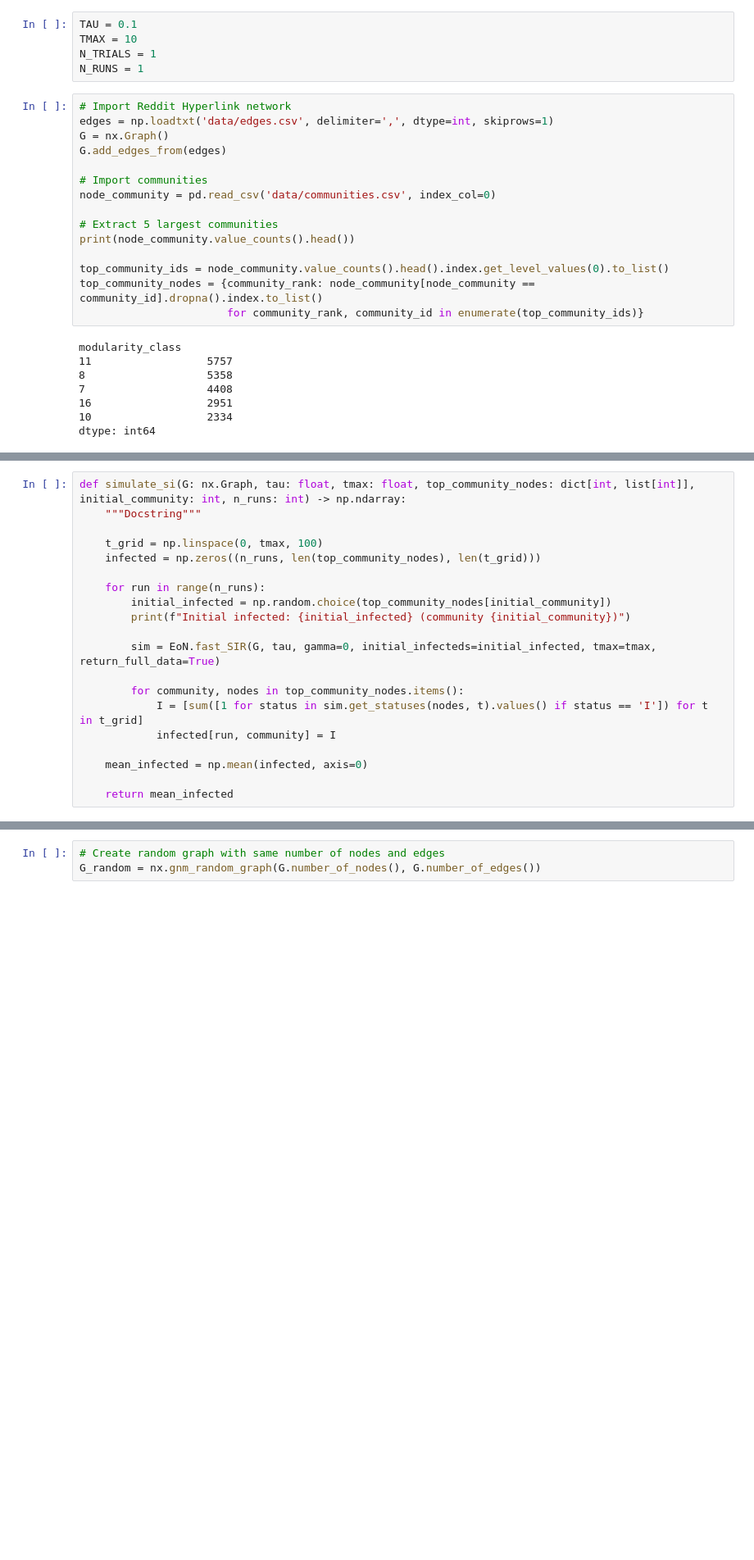
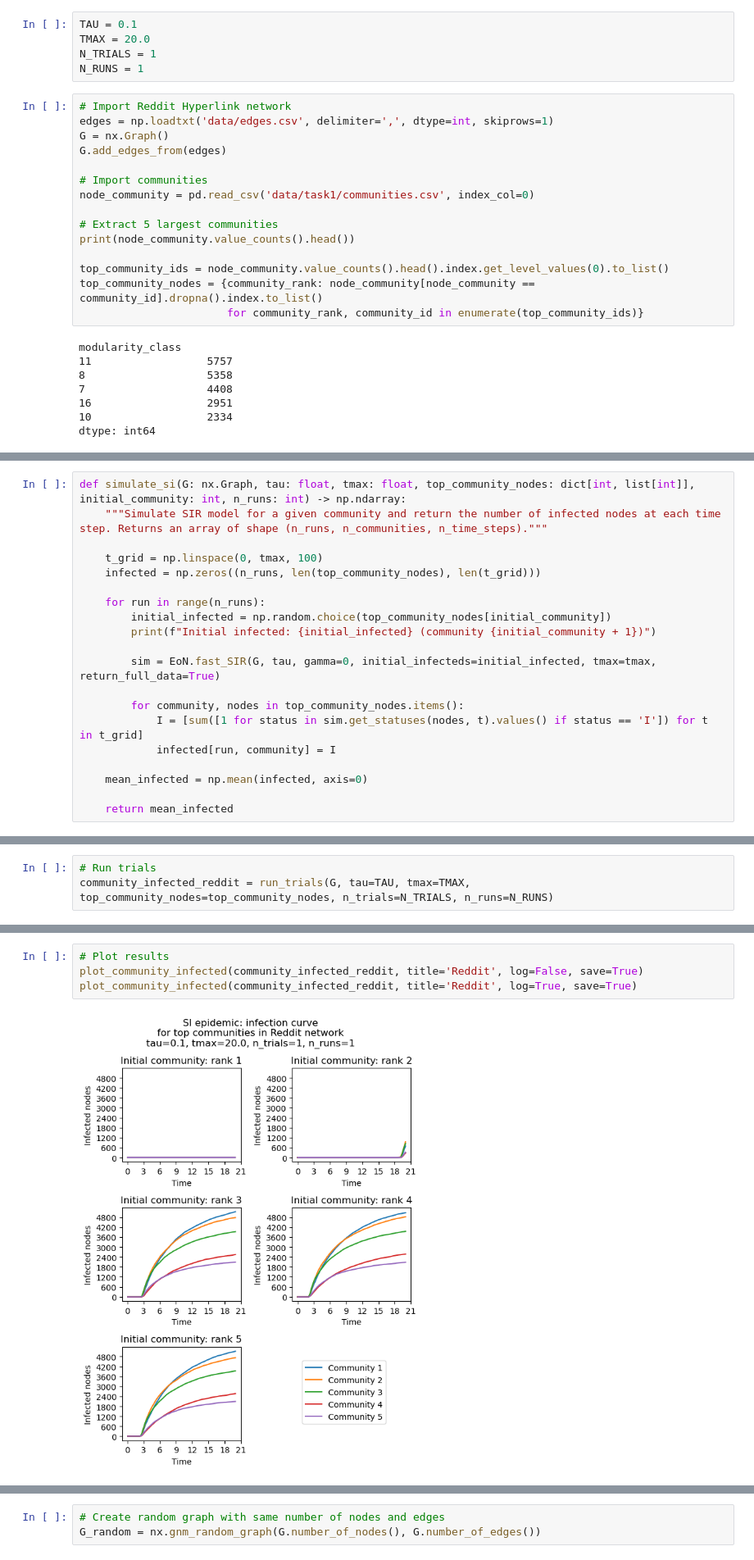
Before and after one commit to DMSN-P14/dmsn-groupproject, a Jupyter notebook: task3.ipynb, the cells around one changed output, grey strips where cells are left out. Shown: that part at 82% size. Cells and saved outputs as stored; diff of their text form; blank space fills up the shorter version.

Commit message:
Generate graphs for tasks

```diff
--- a/task3.ipynb
+++ b/task3.ipynb
@@ -14,7 +14,7 @@ from matplotlib import gridspec
 from tqdm.notebook import tqdm
 # %%
 TAU = 0.1
-TMAX = 10
+TMAX = 20.0
 N_TRIALS = 1
 N_RUNS = 1
 # %%
@@ -24,7 +24,7 @@ G = nx.Graph()
 G.add_edges_from(edges)
 
 # Import communities
-node_community = pd.read_csv('data/communities.csv', index_col=0)
+node_community = pd.read_csv('data/task1/communities.csv', index_col=0)
 
 # Extract 5 largest communities
 print(node_community.value_counts().head())
@@ -47,13 +45,13 @@ dict_keys([0, 1, 2, 3, 4])
 # %%
 def simulate_si(G: nx.Graph, tau: float, tmax: float, top_community_nodes: dict[int, list[int]], initial_community: int, n_runs: int) -> np.ndarray:
-    """Docstring"""
+    """Simulate SIR model for a given community and return the number of infected nodes at each time step. Returns an array of shape (n_runs, n_communities, n_time_steps)."""
 
     t_grid = np.linspace(0, tmax, 100)
     infected = np.zeros((n_runs, len(top_community_nodes), len(t_grid)))
 
     for run in range(n_runs):
         initial_infected = np.random.choice(top_community_nodes[initial_community])
-        print(f"Initial infected: {initial_infected} (community {initial_community})")
+        print(f"Initial infected: {initial_infected} (community {initial_community + 1})")
 
         sim = EoN.fast_SIR(G, tau, gamma=0, initial_infecteds=initial_infected, tmax=tmax, return_full_data=True)
 
@@ -133,0 +132,3 @@ plt.show()
+# %%
+# Run trials
+community_infected_reddit = run_trials(G, tau=TAU, tmax=TMAX, top_community_nodes=top_community_nodes, n_trials=N_TRIALS, n_runs=N_RUNS)
@@ -133,0 +146,6 @@ plt.show()
+# %%
+# Plot results
+plot_community_infected(community_infected_reddit, title='Reddit', log=False, save=True)
+plot_community_infected(community_infected_reddit, title='Reddit', log=True, save=True)
+# %% [output]
+[figure, added]
```
Also changed, not shown: parts of 13 cells of this notebook, 47 other files.
